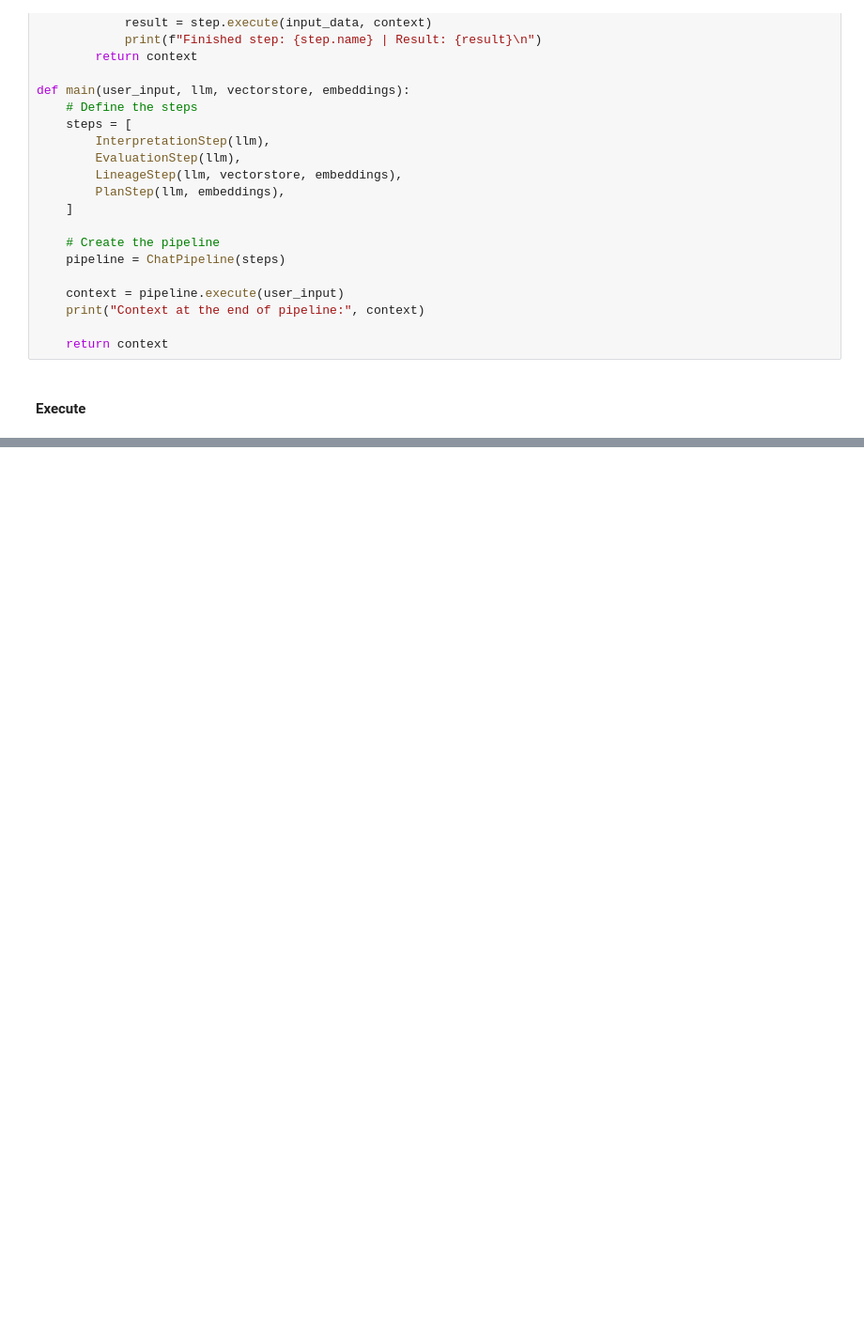
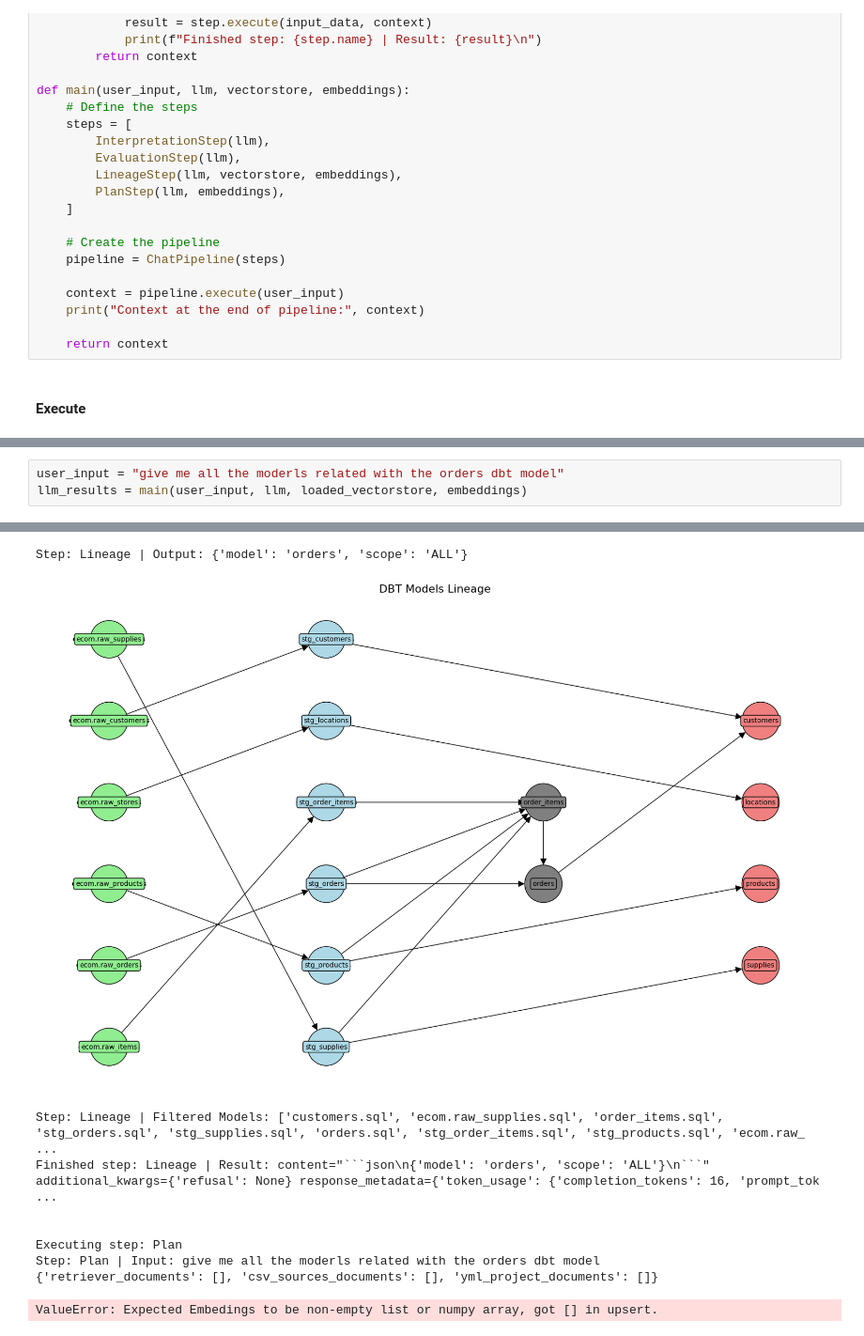
Before and after one commit to EAlmazanG/llm-rag-dbt, a Jupyter notebook: notebooks/create_rag_db.ipynb, the cells around one changed output, grey strips where cells are left out. Shown at 94% size. Saved outputs shown, nothing was run; the diff lists cells and outputs as text; blank space fills up the shorter version.

````diff
--- a/notebooks/create_rag_db.ipynb
+++ b/notebooks/create_rag_db.ipynb
@@ -1125,0 +1078,4 @@ Context at the end of pipeline: {'interpretation': AIMessage(content='RETRIEVE_I
+# %%
+user_input = "give me all the moderls related with the orders dbt model"
+llm_results = main(user_input, llm, loaded_vectorstore, embeddings)
+# %% [output]
@@ -1126,2 +1099,12 @@ Context at the end of pipeline: {'interpretation': AIMessage(content='RETRIEVE_I
+Step: Lineage | Output: {'model': 'orders', 'scope': 'ALL'}
+[figure, added]
+Step: Lineage | Filtered Models: ['customers.sql', 'ecom.raw_supplies.sql', 'order_items.sql', 'stg_orders.sql', 'stg_supplies.sql', 'orders.sql', 'stg_order_items.sql', 'stg_products.sql', 'ecom.raw_ ...
+Finished step: Lineage | Result: content="```json\n{'model': 'orders', 'scope': 'ALL'}\n```" additional_kwargs={'refusal': None} response_metadata={'token_usage': {'completion_tokens': 16, 'prompt_tok ...
+
+
+Executing step: Plan
+Step: Plan | Input: give me all the moderls related with the orders dbt model
+{'retriever_documents': [], 'csv_sources_documents': [], 'yml_project_documents': []}
+ValueError: Expected Embedings to be non-empty list or numpy array, got [] in upsert.
 # %%
 Markdown(llm_results['plan'].content)
````
Also changed, not shown: parts of 8 cells of this notebook, 5 other files.
